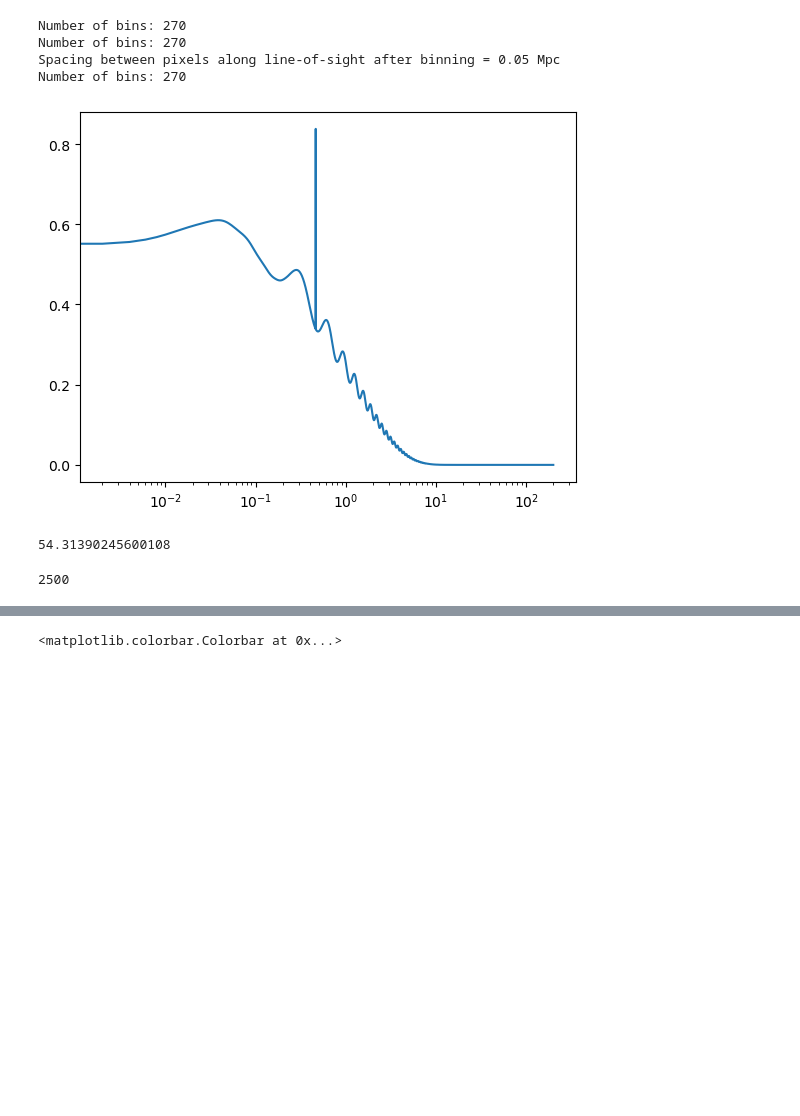
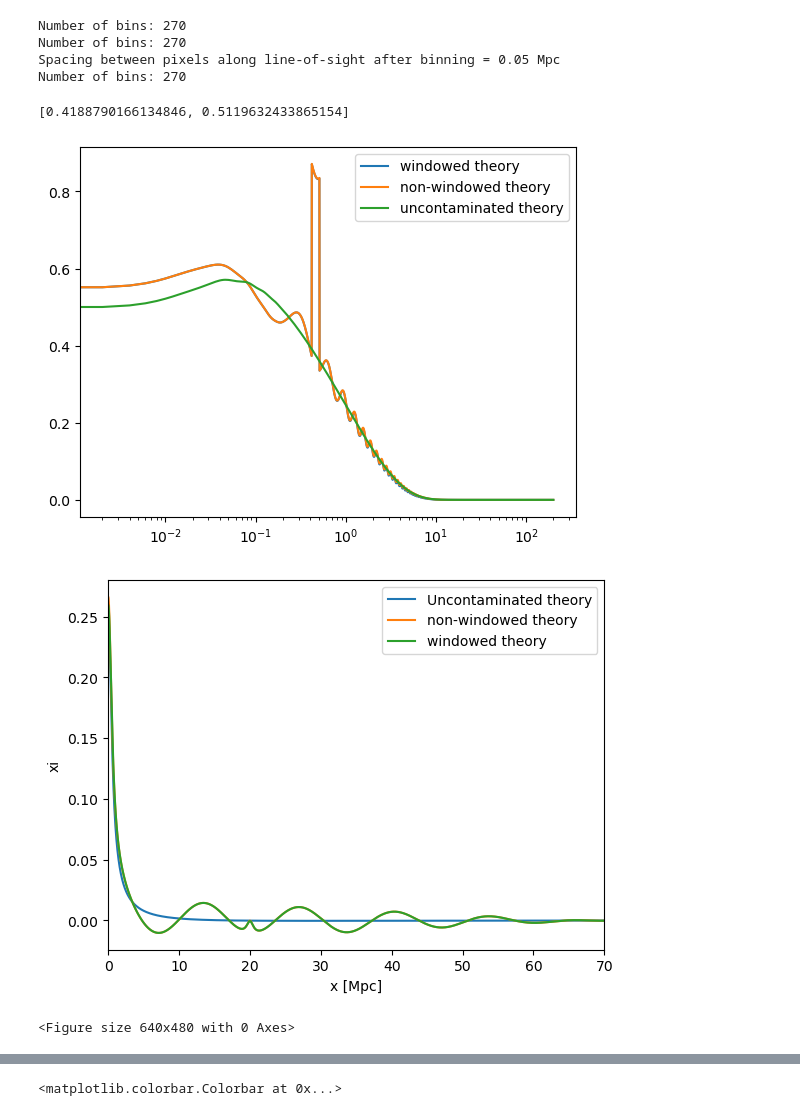
Before and after one commit to marlena6/p1d-px-fft-weight, a Jupyter notebook: notebooks/qmle_vs_fft_masked_p1d.ipynb, the cells around one changed output, grey strips where cells are left out. Drawn from its saved outputs; the diff is of its cells as text; code cells hidden in the pictures; blank space fills up the shorter version.

```diff
--- a/notebooks/qmle_vs_fft_masked_p1d.ipynb
+++ b/notebooks/qmle_vs_fft_masked_p1d.ipynb
@@ -127,7 +128,4 @@ cosmo_params  = central[snap_num]['cosmo_params']
 cosmo = camb_cosmo.get_cosmology_from_dictionary(cosmo_params)
 camb_results = camb_cosmo.get_camb_results(cosmo, zs=zs, camb_kmax_Mpc=1000)
 arinyo = ArinyoModel(cosmo=cosmo, camb_results=camb_results, zs=zs, camb_kmax_Mpc=1000)
-# %%
-Silicon=SiliconModel()
-Spike  = SpikeModel()
 # %%
@@ -167,26 +179,36 @@ def s_fid_contam(arinyo, z, arinyo_params, delta_x_matrix, pix_width, Silicon, S
+# %%
+km_spike = 0.46542113
+k_spike_range = [km_spike-np.pi/L, km_spike+np.pi/L]
+# %%
+k_spike_range
+# %% [output]
+[0.4188790166134846, 0.5119632433865154]
 # %%
 # do the setup
 delta_x_matrix = est.make_delta_x_matrix(L, Np, xpar)
 Sil = SiliconModel()
-Spike = SpikeModel(a_spike=0.5, k_spike=.465)
+# Spike = SpikeModel(a_spike=0.5, k_spike=.465)
 # S_fiducial = est.s_fid(arinyo, zs[0], arinyo_params, delta_x_matrix, pix_spacing, plot=False)
 # try adding contamination to S_fid
-S_fiducial = s_fid_contam(arinyo, zs[0], arinyo_params, delta_x_matrix, pix_spacing, Sil, Spike, plot=False)
-Leff=1000
-Np_fine=40000
+S_fiducial, xi_fid = s_fid_contam(arinyo, zs[0], arinyo_params, delta_x_matrix, pix_spacing, Sil, k_spike_range, plot=True)
+# Leff=1000
+# Np_fine=40000
 xfine=np.linspace(0.0,Leff,Np_fine)
-spacing_fine=Leff/Np_fine
-kfine = np.fft.rfftfreq(Np_fine, spacing_fine)*2*np.pi
-p1d_fine = arinyo.P1D_Mpc(zs[0], kfine, parameters=arinyo_params)
-
-contaminated_p1d = p1d_fine * Sil.power_contamination(kfine)+ Spike.power_contamination(kfine)
-
-xi_fid = np.fft.irfft(contaminated_p1d) / spacing_fine
-xi_fid_func = interp1d(xfine, xi_fid, kind='slinear', fill_value='extrapolate')
-C_0_mat = est.c0(xi_fid_func, delta_x_matrix)
+# spacing_fine=Leff/Np_fine
+# kfine = np.fft.rfftfreq(Np_fine, spacing_fine)*2*np.pi
+# p1d_fine = arinyo.P1D_Mpc(zs[0], kfine, parameters=arinyo_params)
+# kspike_fine = (kfine<k_spike_range[1])&(kfine>k_spike_range[0])
+# contaminated_p1d = p1d_fine * Sil.power_contamination(kfine)+ Spike.power_contamination(kfine)
+# contaminated_p1d = p1d_fine * Sil.power_contamination(kfine)
+# contaminated_p1d[kspike_fine] += 0.5
+# xi_fid = np.fft.irfft(contaminated_p1d) / spacing_fine
+# xi_fid_func = interp1d(xfine, xi_fid, kind='slinear', fill_value='extrapolate')
+C_0_mat = est.c0(xi_fid, delta_x_matrix)
 C_0_invmat = np.linalg.inv(C_0_mat)
 # %% [output]
-[figure, old version]
+[figure, new version]
+[figure, added]
+<Figure size 640x480 with 0 Axes>
 # %%
 # make a set of bins with kpar as centers
 kpar = np.fft.fftfreq(Np, pix_spacing)*2*np.pi # frequency in Mpc^-1
@@ -196,8 +215,0 @@ kbin_est = np.array([[kp-(kpar[1]-kpar[0])/2, kp+(kpar[1]-kpar[0])/2] for kp in
-# %%
-np.sqrt(2950)
-# %% [output]
-54.31390245600108
-# %%
-50**2
-# %% [output]
-2500
```
Also changed, not shown: parts of 17 cells of this notebook, 3 other files.
